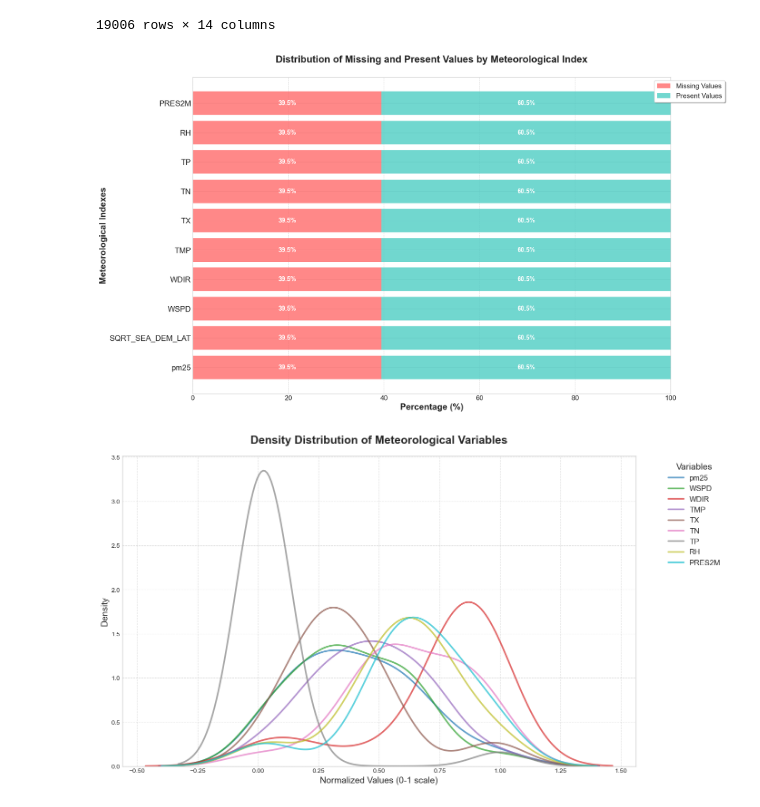
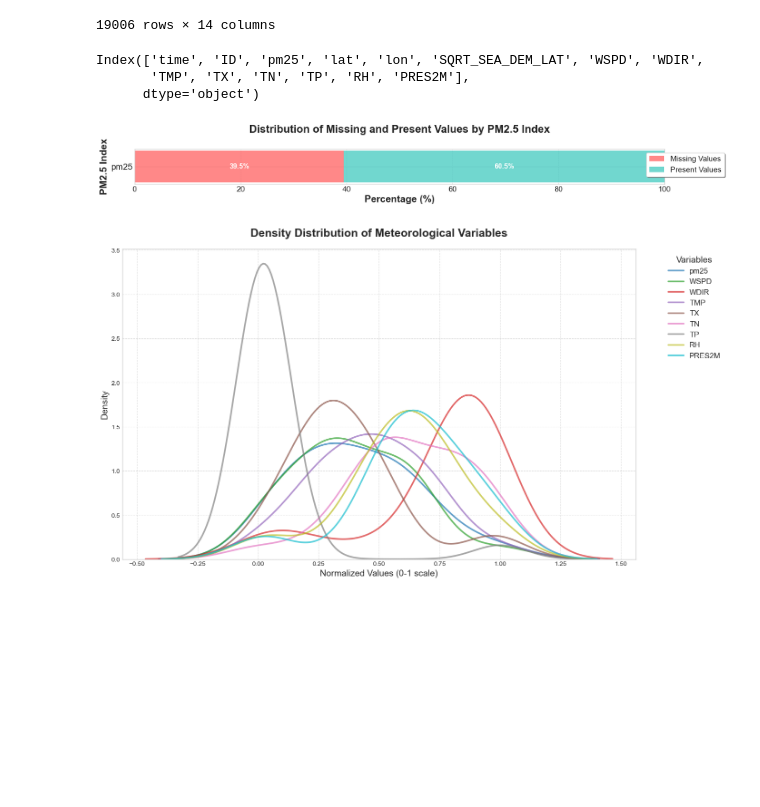
Before and after one commit to thebeo2004/INT3041E_AI_PM2.5-Concentration-Estimation, a Jupyter notebook: visualization/meteorological data visualization.ipynb, the cells around one changed output. Cells and saved outputs as stored; diff of their text form; code cells hidden in the pictures; blank space fills up the shorter version.

```diff
--- a/visualization/meteorological data visualization.ipynb
+++ b/visualization/meteorological data visualization.ipynb
@@ -40,12 +40,19 @@ df
 | 11506 | 2021-12-31 | 195 | 24.209832 | 21.338470 | 105.367300 | 5.228505 | 1.295622 | 97.865257 | 16.122246 | 17.824003 | ... |
 | 11507 | 2021-12-31 | 300 | 36.250000 | 21.023532 | 105.853941 | 4.865087 | 1.505075 | 39.878662 | 16.792494 | 18.659998 | ... |
 19006 rows × 14 columns
+# %%
+df.columns
+# %% [output]
+Index(['time', 'ID', 'pm25', 'lat', 'lon', 'SQRT_SEA_DEM_LAT', 'WSPD', 'WDIR',
+       'TMP', 'TX', 'TN', 'TP', 'RH', 'PRES2M'],
+      dtype='object')
 # %%
 import matplotlib.pyplot as plt
 import numpy as np
 
 # Chuẩn bị dữ liệu
-tmp_df = df.drop(['lon', 'lat', 'time', 'ID'], axis=1)
+tmp_df = df.drop(['lon', 'lat', 'time', 'ID', 'SQRT_SEA_DEM_LAT', 'WSPD', 'WDIR',
+       'TMP', 'TX', 'TN', 'TP', 'RH', 'PRES2M'], axis=1)
 total_rows = len(tmp_df)
 missing_counts = tmp_df.isna().sum()
 missing_percent = (missing_counts / total_rows * 100).round(2)
@@ -75,37 +82,37 @@ plt.xlim(0, 100)
 plt.yticks(y_pos, sorted_indices, fontsize=16)
 plt.xticks(fontsize=14)
 plt.xlabel('Percentage (%)', fontsize=18, fontweight='bold')
-plt.ylabel('Meteorological Indexes', fontsize=18, fontweight='bold')
+plt.ylabel('PM2.5 Index', fontsize=18, fontweight='bold')
 
 # Tiêu đề với khoảng cách và định dạng
-plt.title('Distribution of Missing and Present Values by Meteorological Index',
+plt.title('Distribution of Missing and Present Values by PM2.5 Index',
           fontsize=20, fontweight='bold', pad=30)
 
 # Đặt legend phía trên bên phải, bên ngoài biểu đồ
 plt.legend(loc='upper right', bbox_to_anchor=(1.12, 1.0),
            frameon=True, fancybox=True, shadow=True, fontsize=14)
 
 # Thêm grid để dễ đọc
 plt.grid(axis='x', linestyle='--', alpha=0.7)
 
 # Thêm nhãn phần trăm với màu sắc tương phản
 for i, pos in enumerate(y_pos):
     if missing_percent[sorted_indices[i]] > 5:
         plt.text(missing_percent[sorted_indices[i]]/2, pos,
                 f'{missing_percent[sorted_indices[i]]:.1f}%',
                 ha='center', va='center', color='white', fontweight='bold', fontsize=13)
     if non_missing_percent[sorted_indices[i]] > 5:
         plt.text(missing_percent[sorted_indices[i]] + non_missing_percent[sorted_indices[i]]/2, pos,
                 f'{non_missing_percent[sorted_indices[i]]:.1f}%',
                 ha='center', va='center', color='white', fontweight='bold', fontsize=13)
 
 # Điều chỉnh layout để đồng bộ không gian
 plt.tight_layout()
 plt.subplots_adjust(left=0.2, right=0.88, top=0.85, bottom=0.1)  # Đồng bộ các lề
 
 plt.show()
 # %% [output]
-[figure, old version]
+[figure, new version]
 # %%
 from sklearn.preprocessing import MinMaxScaler
 
```
Also changed, not shown: 2 other files.
